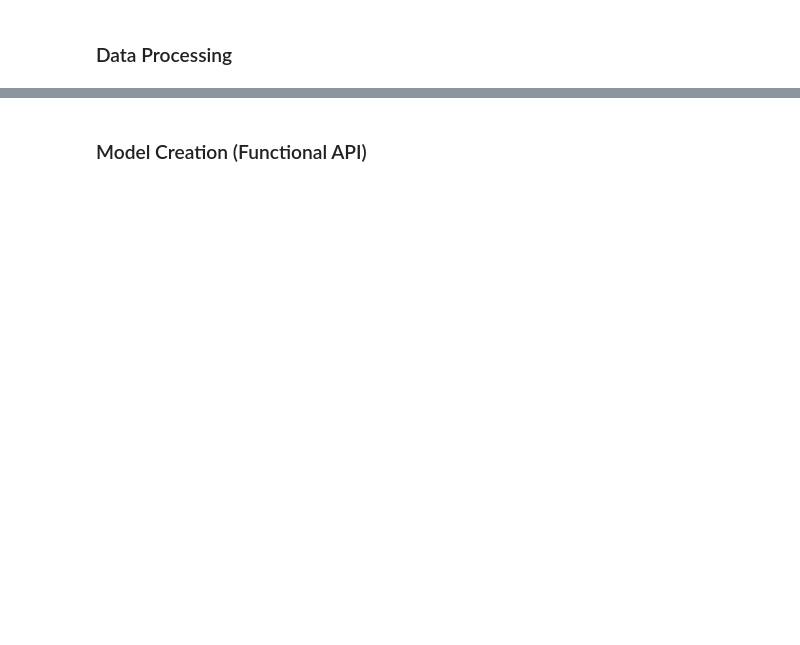
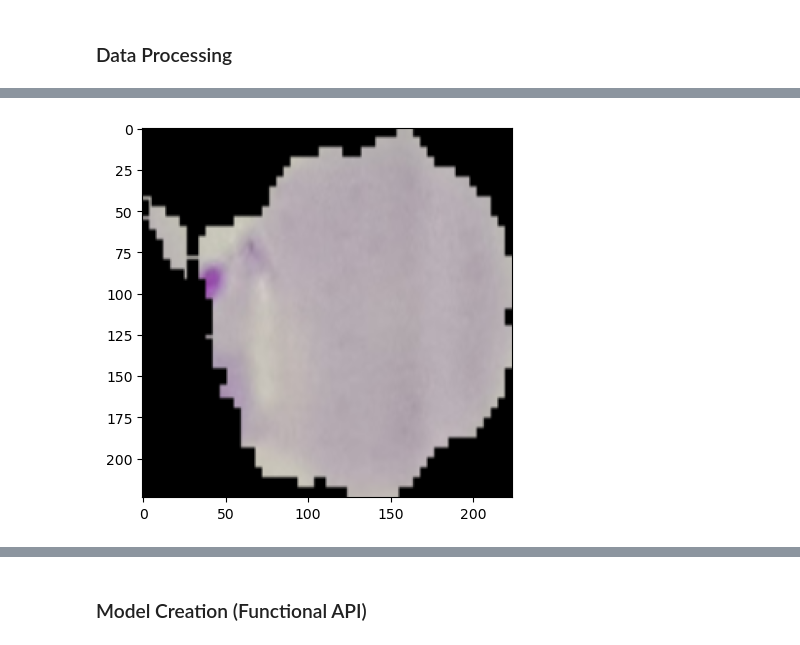
Before and after one commit to Vardaan-Grover/malaria-diagnosis-cnn, a Jupyter notebook: malaria-diagnosis-cnn.ipynb, the cells around one changed output, grey strips where cells are left out. Drawn from its saved outputs; the diff is of its cells as text; code cells hidden in the pictures; blank space fills up the shorter version.

```diff
--- a/malaria-diagnosis-cnn.ipynb
+++ b/malaria-diagnosis-cnn.ipynb
@@ -135,3 +212,8 @@ def resize_rescale(inputs):
 train_dataset = train_dataset.map(resize_rescale).shuffle(buffer_size=8, reshuffle_each_iteration=True).batch(BATCH_SIZE).prefetch(tf.data.AUTOTUNE)
 val_dataset = val_dataset.map(resize_rescale).shuffle(buffer_size=8, reshuffle_each_iteration=True).batch(BATCH_SIZE).prefetch(tf.data.AUTOTUNE)
 test_dataset = test_dataset.map(resize_rescale).shuffle(buffer_size=8, reshuffle_each_iteration=True).batch(BATCH_SIZE).prefetch(tf.data.AUTOTUNE)
+# %%
+for i in train_dataset.take(9):
+    # print(i[0][0])
+    plt.imshow(i[0][28])
+# %% [output]
@@ -137,0 +221 @@ test_dataset = test_dataset.map(resize_rescale).shuffle(buffer_size=8, reshuffle
+[figure, added]
```
Also changed, not shown: parts of 51 cells of this notebook, 5 other files.
